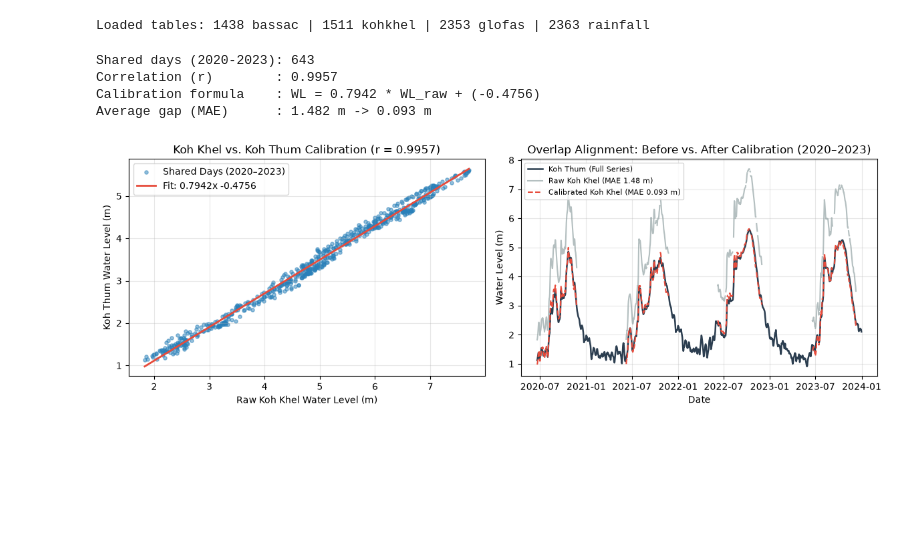
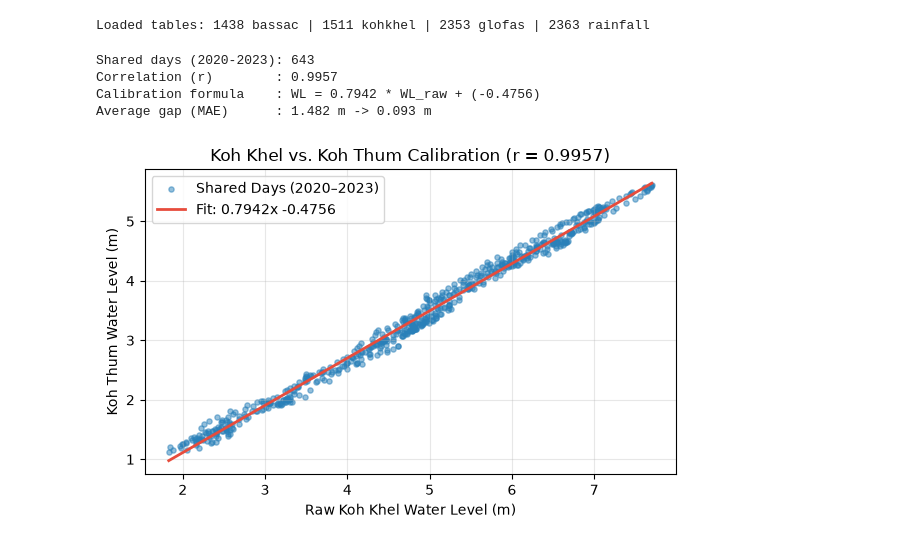
Before and after one commit to Dona-18/Machine-Learning---Fall2026, a Jupyter notebook: notebooks/02_calibration_and_features.ipynb, the cells around one changed output. Saved outputs shown, nothing was run; the diff lists cells and outputs as text; code cells hidden in the pictures; blank space fills up the shorter version.

```diff
--- a/notebooks/02_calibration_and_features.ipynb
+++ b/notebooks/02_calibration_and_features.ipynb
@@ -22,7 +22,7 @@ print('Loaded tables:', len(bassac), 'bassac |', len(kohkhel), 'kohkhel |', len(
 # %% [output]
 Loaded tables: 1438 bassac | 1511 kohkhel | 2353 glofas | 2363 rainfall
 # %%
-# FIT STATION CALIBRATION ON 2020 - 2023 OVERLAP (NO 2024 - 2026 LEAKAGE)
+# Fit station calibration on 2020 - 2023 overlap (no 2024 - 2026 leakage)
 overlap = bassac.dropna(subset=['WL']).merge(kohkhel, on='date', how='inner')
 correlation_r = overlap['WL'].corr(overlap['WL_raw'])
 slope, intercept = np.polyfit(overlap['WL_raw'], overlap['WL'], 1)
@@ -35,33 +35,23 @@ print(f'Shared days (2020-2023): {len(overlap)}')
 print(f'Correlation (r)        : {correlation_r:.4f}')
 print(f'Calibration formula    : WL = {slope:.4f} * WL_raw + ({intercept:.4f})')
 print(f'Average gap (MAE)      : {mae_before:.3f} m -> {mae_after:.3f} m')
-
-# PLOT CALIBRATION SCATTER & BEFORE / AFTER ALIGNMENT
-fig, axes = plt.subplots(1, 2, figsize=(12, 4.2))
-
-axes[0].scatter(overlap['WL_raw'], overlap['WL'], alpha=0.5, s=14, color='#2980b9', label='Shared Days (2020–2023)')
-x_line = np.linspace(overlap['WL_raw'].min(), overlap['WL_raw'].max(), 100)
-axes[0].plot(x_line, slope * x_line + intercept, color='#e74c3c', linewidth=2, label=f'Fit: {slope:.4f}x {intercept:+.4f}')
-axes[0].set_title(f'Koh Khel vs. Koh Thum Calibration (r = {correlation_r:.4f})')
-axes[0].set_xlabel('Raw Koh Khel Water Level (m)')
-axes[0].set_ylabel('Koh Thum Water Level (m)')
-axes[0].legend()
-
-overlap_daily = overlap.set_index('date')[['WL', 'WL_raw', 'WL_calibrated']].asfreq('D')
-bassac_full_line = bassac[bassac['date'] <= '2023-12-31'].set_index('date')['WL'].asfreq('D')
-axes[1].plot(bassac_full_line.index, bassac_full_line.values, label='Koh Thum (Full Series)', color='#2c3e50', linewidth=1.8)
-axes[1].plot(overlap_daily.index, overlap_daily['WL_raw'], label=f'Raw Koh Khel (MAE {mae_before:.2f} m)', color='#95a5a6', alpha=0.7)
-axes[1].plot(overlap_daily.index, overlap_daily['WL_calibrated'], label=f'Calibrated Koh Khel (MAE {mae_after:.3f} m)', color='#e74c3c', linestyle='--')
-axes[1].set_title('Overlap Alignment: Before vs. After Calibration (2020–2023)')
-axes[1].set_xlabel('Date')
-axes[1].set_ylabel('Water Level (m)')
-axes[1].legend(fontsize=8)
-
-plt.tight_layout()
-plt.show()
 # %% [output]
 Shared days (2020-2023): 643
 Correlation (r)        : 0.9957
 Calibration formula    : WL = 0.7942 * WL_raw + (-0.4756)
 Average gap (MAE)      : 1.482 m -> 0.093 m
-[figure, removed]
+# %%
+# Figure 1A: Calibration scatter plot (2020 - 2023 shared days)
+x_line = np.linspace(overlap['WL_raw'].min(), overlap['WL_raw'].max(), 100)
+
+plt.figure(figsize=(6, 4))
+plt.scatter(overlap['WL_raw'], overlap['WL'], alpha=0.5, s=14, color='#2980b9', label='Shared Days (2020–2023)')
+plt.plot(x_line, slope * x_line + intercept, color='#e74c3c', linewidth=2, label=f'Fit: {slope:.4f}x {intercept:+.4f}')
+plt.title(f'Koh Khel vs. Koh Thum Calibration (r = {correlation_r:.4f})')
+plt.xlabel('Raw Koh Khel Water Level (m)')
+plt.ylabel('Koh Thum Water Level (m)')
+plt.legend()
+plt.tight_layout()
+plt.show()
+# %% [output]
+[figure, added]
```
Also changed, not shown: parts of 6 cells of this notebook, 7 other files.
